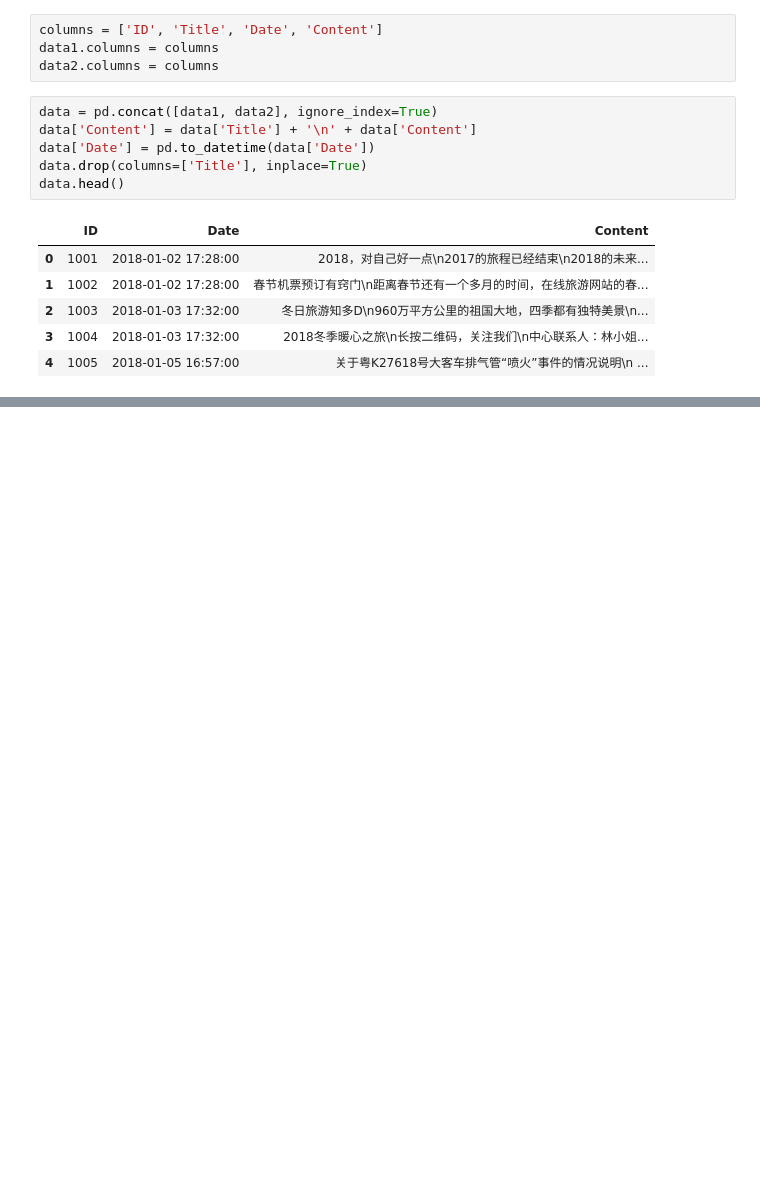
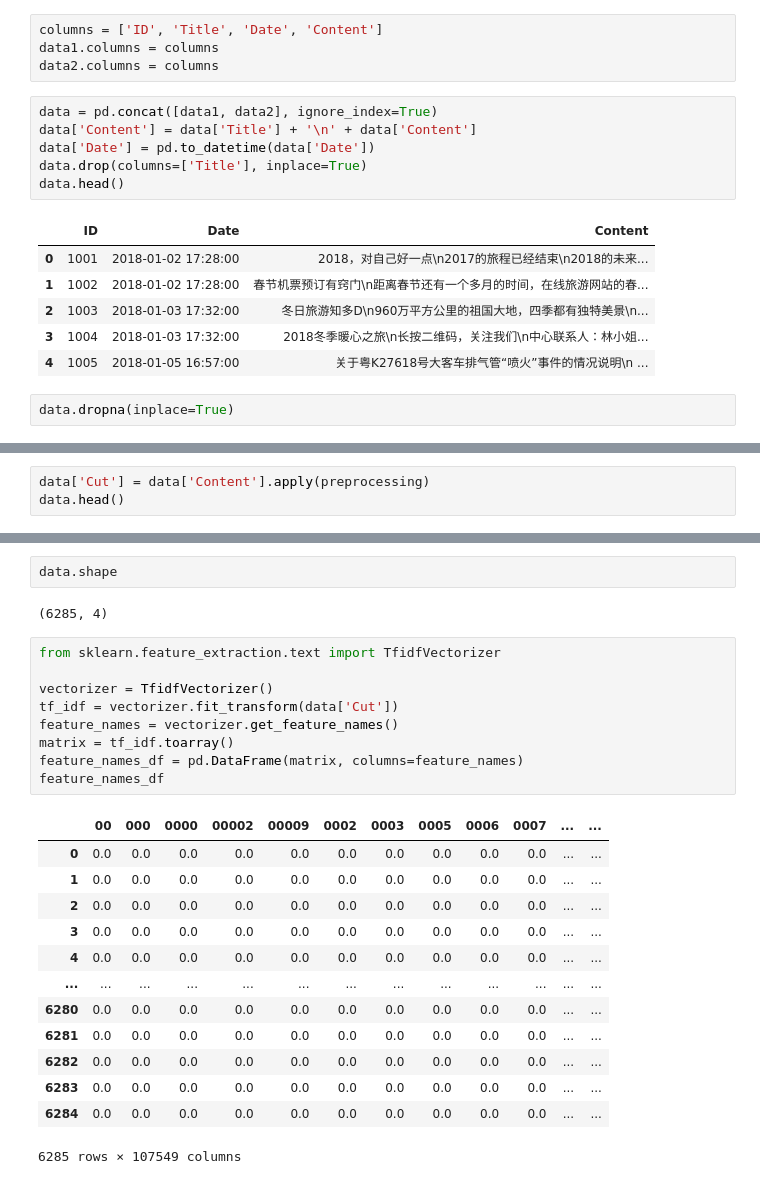
Before and after one commit to W1ndness/Kaggle, a Jupyter notebook: data-analysis-08.ipynb, the cells around one changed output, grey strips where cells are left out. Saved outputs shown, nothing was run; the diff lists cells and outputs as text; blank space fills up the shorter version.

Commit message:
Kaggle Notebook | Data-Analysis-08  | Version 4

```diff
--- a/data-analysis-08.ipynb
+++ b/data-analysis-08.ipynb
@@ -68,3 +69,5 @@ data.head()
 | 2 | 1003 | 2018-01-03 17:32:00 | 冬日旅游知多D\n960万平方公里的祖国大地，四季都有独特美景\n... |
 | 3 | 1004 | 2018-01-03 17:32:00 | 2018冬季暖心之旅\n长按二维码，关注我们\n中心联系人：林小姐... |
 | 4 | 1005 | 2018-01-05 16:57:00 | 关于粤K27618号大客车排气管“喷火”事件的情况说明\n ... |
+# %%
+data.dropna(inplace=True)
@@ -70,0 +113,3 @@ data.head()
+# %%
+data['Cut'] = data['Content'].apply(preprocessing)
+data.head()
@@ -70,0 +127,27 @@ data.head()
+# %%
+data.shape
+# %% [output]
+(6285, 4)
+# %%
+from sklearn.feature_extraction.text import TfidfVectorizer
+
+vectorizer = TfidfVectorizer()
+tf_idf = vectorizer.fit_transform(data['Cut'])
+feature_names = vectorizer.get_feature_names()
+matrix = tf_idf.toarray()
+feature_names_df = pd.DataFrame(matrix, columns=feature_names)
+feature_names_df
+# %% [output]
+|  | 00 | 000 | 0000 | 00002 | 00009 | 0002 | 0003 | 0005 | 0006 | 0007 | ... | ... |
+| 0 | 0.0 | 0.0 | 0.0 | 0.0 | 0.0 | 0.0 | 0.0 | 0.0 | 0.0 | 0.0 | ... | ... |
+| 1 | 0.0 | 0.0 | 0.0 | 0.0 | 0.0 | 0.0 | 0.0 | 0.0 | 0.0 | 0.0 | ... | ... |
+| 2 | 0.0 | 0.0 | 0.0 | 0.0 | 0.0 | 0.0 | 0.0 | 0.0 | 0.0 | 0.0 | ... | ... |
+| 3 | 0.0 | 0.0 | 0.0 | 0.0 | 0.0 | 0.0 | 0.0 | 0.0 | 0.0 | 0.0 | ... | ... |
+| 4 | 0.0 | 0.0 | 0.0 | 0.0 | 0.0 | 0.0 | 0.0 | 0.0 | 0.0 | 0.0 | ... | ... |
+| ... | ... | ... | ... | ... | ... | ... | ... | ... | ... | ... | ... | ... |
+| 6280 | 0.0 | 0.0 | 0.0 | 0.0 | 0.0 | 0.0 | 0.0 | 0.0 | 0.0 | 0.0 | ... | ... |
+| 6281 | 0.0 | 0.0 | 0.0 | 0.0 | 0.0 | 0.0 | 0.0 | 0.0 | 0.0 | 0.0 | ... | ... |
+| 6282 | 0.0 | 0.0 | 0.0 | 0.0 | 0.0 | 0.0 | 0.0 | 0.0 | 0.0 | 0.0 | ... | ... |
+| 6283 | 0.0 | 0.0 | 0.0 | 0.0 | 0.0 | 0.0 | 0.0 | 0.0 | 0.0 | 0.0 | ... | ... |
+| 6284 | 0.0 | 0.0 | 0.0 | 0.0 | 0.0 | 0.0 | 0.0 | 0.0 | 0.0 | 0.0 | ... | ... |
+6285 rows × 107549 columns
```
Also changed, not shown: parts of 3 cells of this notebook.
